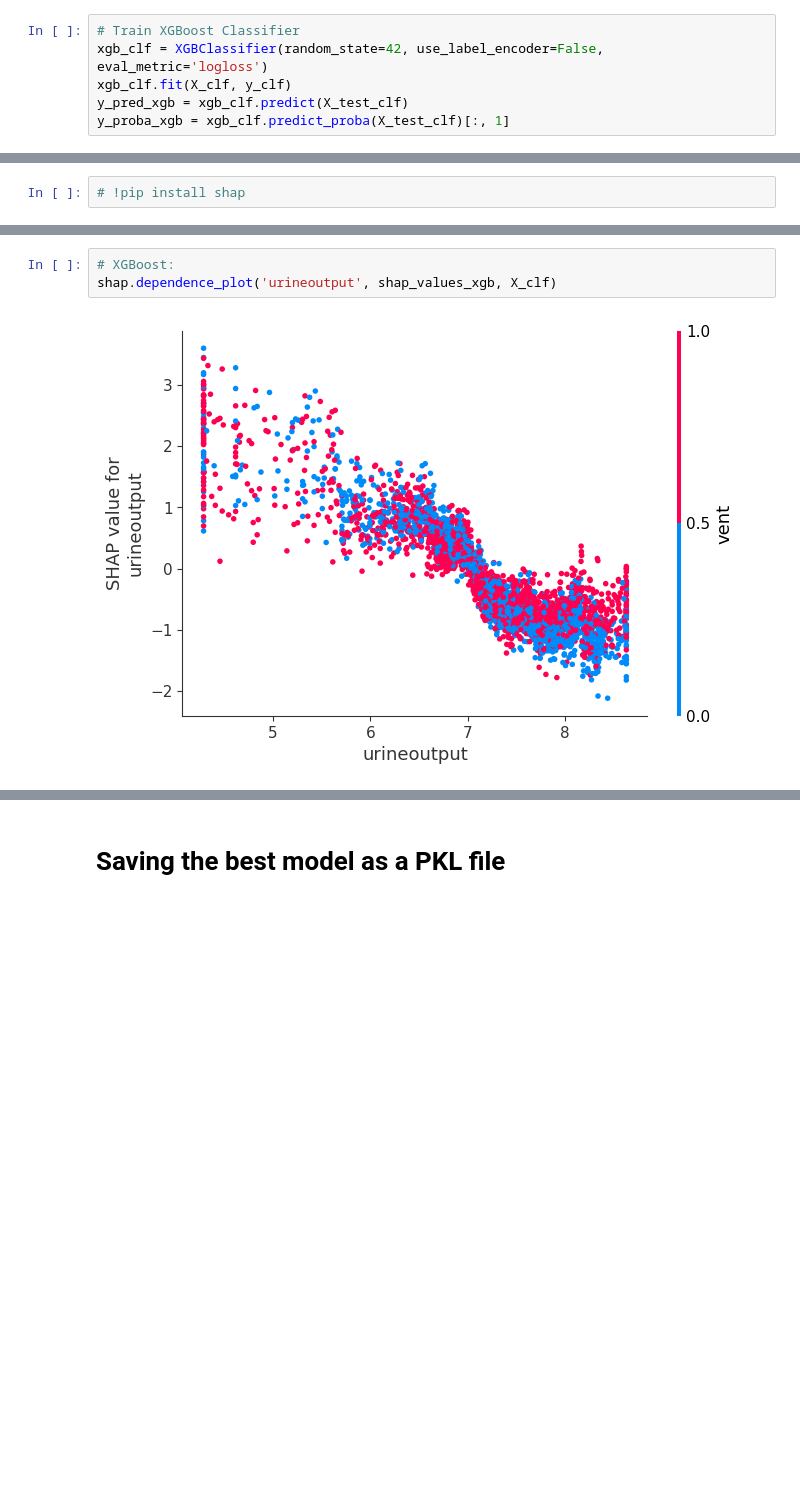
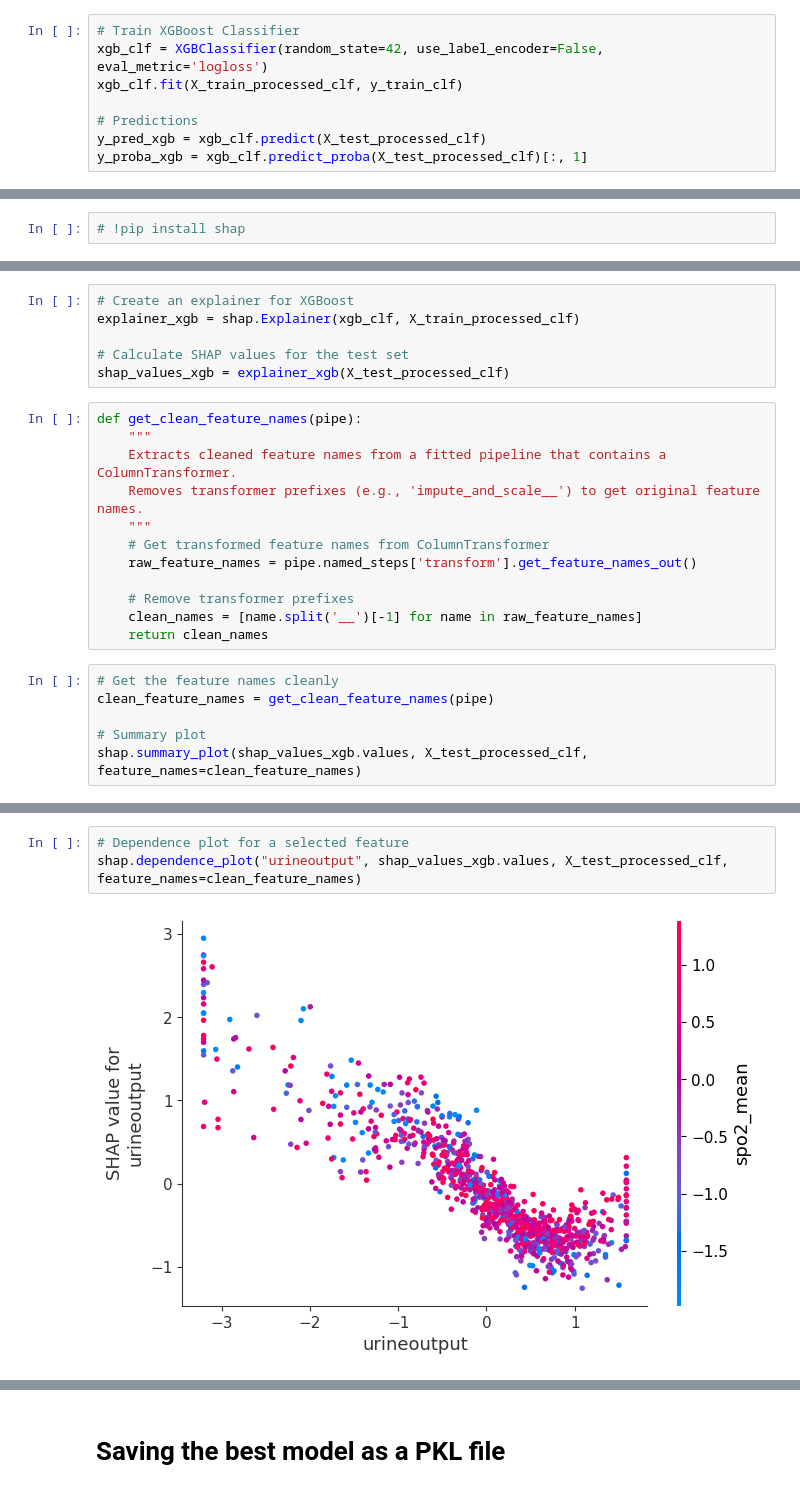
Before and after one commit to Edenshmuel/MIMIC_ICU_Prediction_and_Clustering, a Jupyter notebook: Models.ipynb, the cells around one changed output, grey strips where cells are left out. Drawn from its saved outputs; the diff is of its cells as text; blank space fills up the shorter version.

Commit message:
Update notebook from origin/Nadav_Branch

```diff
--- a/Models.ipynb
+++ b/Models.ipynb
@@ -177,9 +132,11 @@ y_proba_rf = rf_clf.predict_proba(X_test_clf)[:, 1]
 # %%
 # Train XGBoost Classifier
 xgb_clf = XGBClassifier(random_state=42, use_label_encoder=False, eval_metric='logloss')
-xgb_clf.fit(X_clf, y_clf)
-y_pred_xgb = xgb_clf.predict(X_test_clf)
-y_proba_xgb = xgb_clf.predict_proba(X_test_clf)[:, 1]
+xgb_clf.fit(X_train_processed_clf, y_train_clf)
+
+# Predictions
+y_pred_xgb = xgb_clf.predict(X_test_processed_clf)
+y_proba_xgb = xgb_clf.predict_proba(X_test_processed_clf)[:, 1]
 # %% [output]
 Parameters: { "use_label_encoder" } are not used.
 
@@ -565,0 +492,24 @@ This SHAP summary bar plot visualizes the **average contribution of each feature
+# %%
+# Create an explainer for XGBoost
+explainer_xgb = shap.Explainer(xgb_clf, X_train_processed_clf)
+
+# Calculate SHAP values for the test set
+shap_values_xgb = explainer_xgb(X_test_processed_clf)
+# %%
+def get_clean_feature_names(pipe):
+    """
+    Extracts cleaned feature names from a fitted pipeline that contains a ColumnTransformer.
+    Removes transformer prefixes (e.g., 'impute_and_scale__') to get original feature names.
+    """
+    # Get transformed feature names from ColumnTransformer
+    raw_feature_names = pipe.named_steps['transform'].get_feature_names_out()
+
+    # Remove transformer prefixes
+    clean_names = [name.split('__')[-1] for name in raw_feature_names]
+    return clean_names
+# %%
+# Get the feature names cleanly
+clean_feature_names = get_clean_feature_names(pipe)
+
+# Summary plot
+shap.summary_plot(shap_values_xgb.values, X_test_processed_clf, feature_names=clean_feature_names)
@@ -566,6 +556,6 @@ This SHAP summary bar plot visualizes the **average contribution of each feature
 # %%
-# XGBoost:
-shap.dependence_plot('urineoutput', shap_values_xgb, X_clf)
+# Dependence plot for a selected feature
+shap.dependence_plot("urineoutput", shap_values_xgb.values, X_test_processed_clf, feature_names=clean_feature_names)
 # %% [output]
-[figure, old version]
+[figure, new version]
 # %% [markdown]
```
Also changed, not shown: parts of 48 cells of this notebook.
